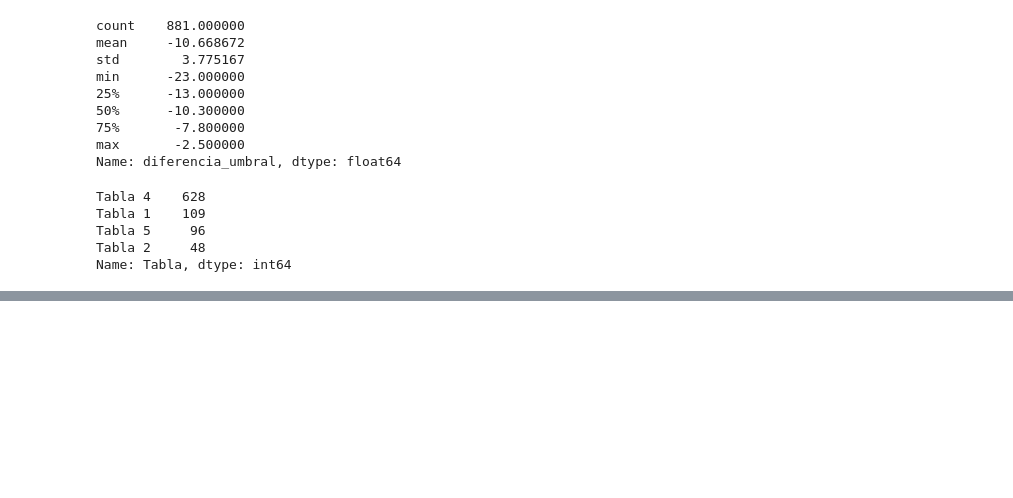
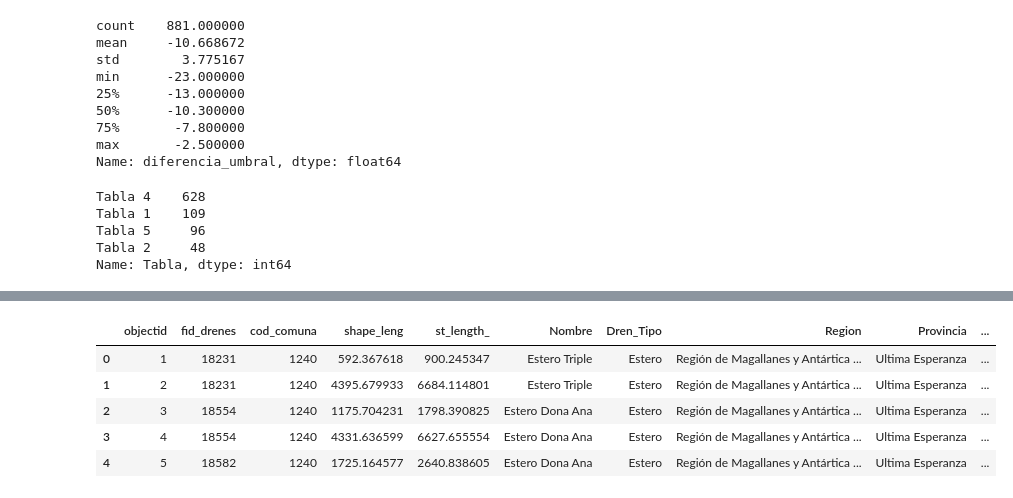
Before and after one commit to maticlein/proyectoCurso-vinf, a Jupyter notebook: ensayo_explicativo.ipynb, the cells around one changed output, grey strips where cells are left out. Saved outputs shown, nothing was run; the diff lists cells and outputs as text; code cells hidden in the pictures; blank space fills up the shorter version.

```diff
--- a/ensayo_explicativo.ipynb
+++ b/ensayo_explicativo.ipynb
@@ -260,0 +386,11 @@ Name: Tabla, dtype: int64
+# %%
+df_aguas2 = gpd.read_file("./data/Red_Hidrografica/Red_Hidrografica.shp")
+df_aguas2 = df_aguas2[~df_aguas2["Nombre"].isnull()]
+df_aguas2.head()
+# %% [output]
+|  | objectid | fid_drenes | cod_comuna | shape_leng | st_length_ | Nombre | Dren_Tipo | Region | Provincia | ... |
+| 0 | 1 | 18231 | 1240 | 592.367618 | 900.245347 | Estero Triple | Estero | Región de Magallanes y Antártica ... | Ultima Esperanza | ... |
+| 1 | 2 | 18231 | 1240 | 4395.679933 | 6684.114801 | Estero Triple | Estero | Región de Magallanes y Antártica ... | Ultima Esperanza | ... |
+| 2 | 3 | 18554 | 1240 | 1175.704231 | 1798.390825 | Estero Dona Ana | Estero | Región de Magallanes y Antártica ... | Ultima Esperanza | ... |
+| 3 | 4 | 18554 | 1240 | 4331.636599 | 6627.655554 | Estero Dona Ana | Estero | Región de Magallanes y Antártica ... | Ultima Esperanza | ... |
+| 4 | 5 | 18582 | 1240 | 1725.164577 | 2640.838605 | Estero Dona Ana | Estero | Región de Magallanes y Antártica ... | Ultima Esperanza | ... |
```
Also changed, not shown: parts of 19 cells of this notebook.
